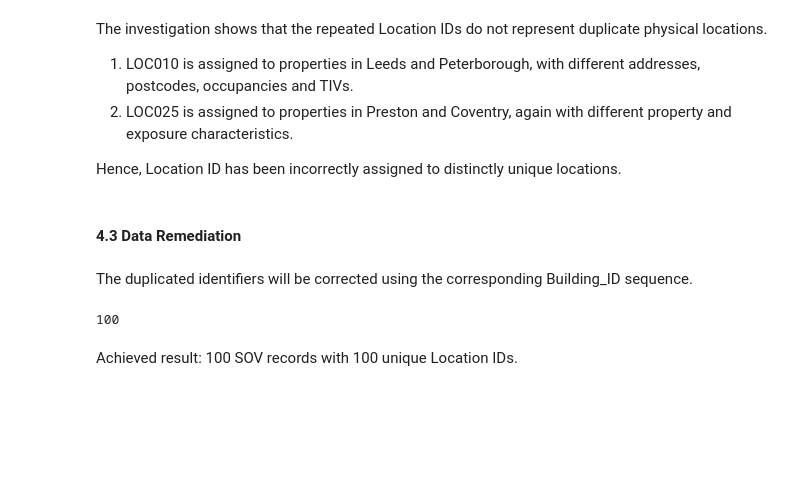
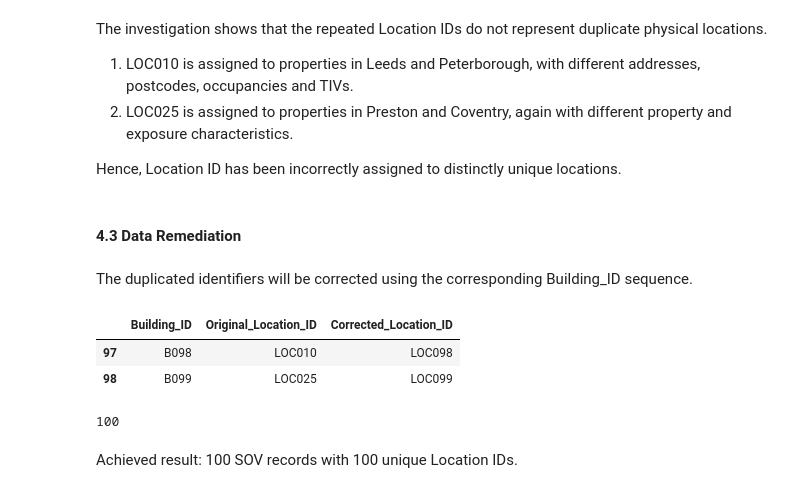
Before and after one commit to chhaviwadhera/uk-property-exposure-scrubbing, a Jupyter notebook: UK Property Exposure Project.ipynb, the cells around one changed output. Drawn from its saved outputs; the diff is of its cells as text; code cells hidden in the pictures; blank space fills up the shorter version.

```diff
--- a/UK Property Exposure Project.ipynb
+++ b/UK Property Exposure Project.ipynb
@@ -105,3 +116,21 @@ sov.loc[98,"Location_ID"]="LOC099"
+# %%
+# Re-derive Location_ID from the Building_ID sequence (B098 -> LOC098)
+expected_id = "LOC" + sov["Building_ID"].str.extract(r"(\d+)")[0]
+fix_mask = sov["Location_ID"] != expected_id
+
+# Audit trail: keep the original ID before overwriting
+id_fix_log = (sov.loc[fix_mask, ["Building_ID", "Location_ID"]]
+              .rename(columns={"Location_ID": "Original_Location_ID"})
+              .assign(Corrected_Location_ID=expected_id[fix_mask]))
+
+sov.loc[fix_mask, "Location_ID"] = expected_id[fix_mask]
+
+assert sov["Location_ID"].is_unique, "Duplicate Location_IDs remain"
+id_fix_log
+# %% [output]
+|  | Building_ID | Original_Location_ID | Corrected_Location_ID |
+| 97 | B098 | LOC010 | LOC098 |
+| 98 | B099 | LOC025 | LOC099 |
 # %%
 sov["Location_ID"].nunique()
 # %% [output]
```
Also changed, not shown: parts of 31 cells of this notebook.
